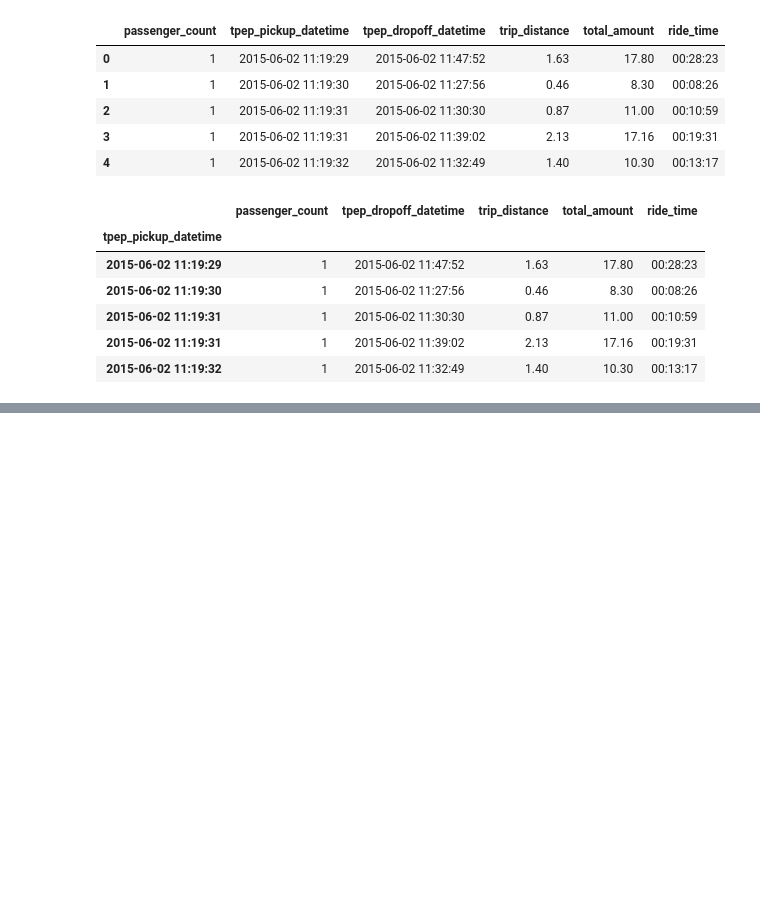
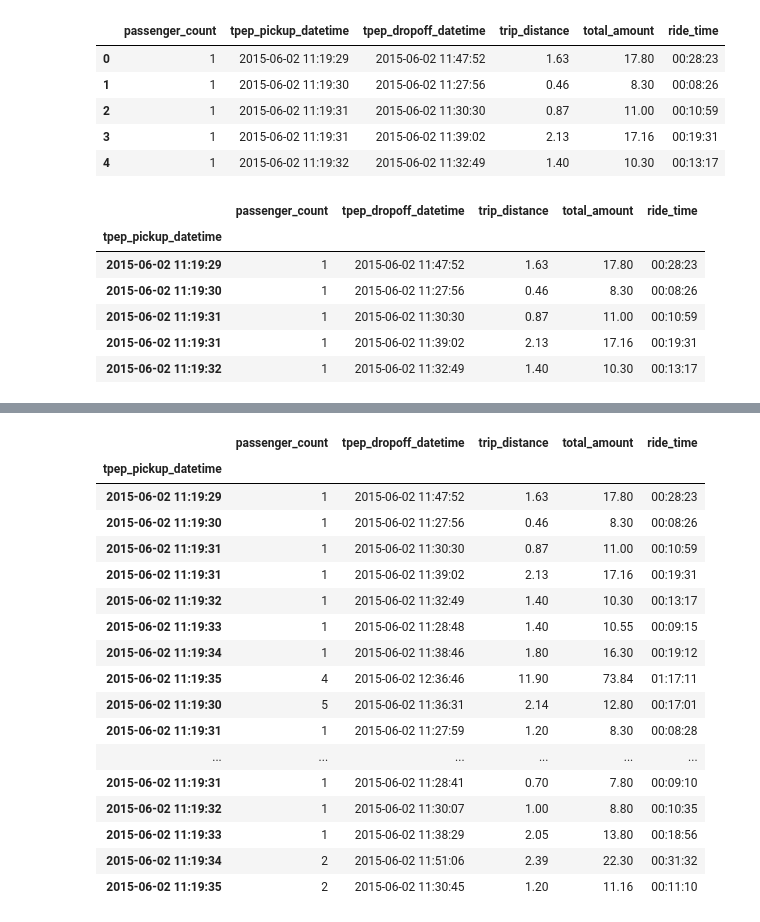
Before and after one commit to reuven/dfw-pandas, a Jupyter notebook: Pandas + time.ipynb, the cells around one changed output, grey strips where cells are left out. Saved outputs shown, nothing was run; the diff lists cells and outputs as text; code cells hidden in the pictures; blank space fills up the shorter version.

```diff
--- a/Pandas + time.ipynb
+++ b/Pandas + time.ipynb
@@ -331,0 +340,21 @@ df.head()
+# %%
+df.loc['2015-06-02 11:19:29':'2015-06-02 11:19:35']
+# %% [output]
+|  | passenger_count | tpep_dropoff_datetime | trip_distance | total_amount | ride_time |
+| tpep_pickup_datetime |  |  |  |  |  |
+| 2015-06-02 11:19:29 | 1 | 2015-06-02 11:47:52 | 1.63 | 17.80 | 00:28:23 |
+| 2015-06-02 11:19:30 | 1 | 2015-06-02 11:27:56 | 0.46 | 8.30 | 00:08:26 |
+| 2015-06-02 11:19:31 | 1 | 2015-06-02 11:30:30 | 0.87 | 11.00 | 00:10:59 |
+| 2015-06-02 11:19:31 | 1 | 2015-06-02 11:39:02 | 2.13 | 17.16 | 00:19:31 |
+| 2015-06-02 11:19:32 | 1 | 2015-06-02 11:32:49 | 1.40 | 10.30 | 00:13:17 |
+| 2015-06-02 11:19:33 | 1 | 2015-06-02 11:28:48 | 1.40 | 10.55 | 00:09:15 |
+| 2015-06-02 11:19:34 | 1 | 2015-06-02 11:38:46 | 1.80 | 16.30 | 00:19:12 |
+| 2015-06-02 11:19:35 | 4 | 2015-06-02 12:36:46 | 11.90 | 73.84 | 01:17:11 |
+| 2015-06-02 11:19:30 | 5 | 2015-06-02 11:36:31 | 2.14 | 12.80 | 00:17:01 |
+| 2015-06-02 11:19:31 | 1 | 2015-06-02 11:27:59 | 1.20 | 8.30 | 00:08:28 |
+| ... | ... | ... | ... | ... | ... |
+| 2015-06-02 11:19:31 | 1 | 2015-06-02 11:28:41 | 0.70 | 7.80 | 00:09:10 |
+| 2015-06-02 11:19:32 | 1 | 2015-06-02 11:30:07 | 1.00 | 8.80 | 00:10:35 |
+| 2015-06-02 11:19:33 | 1 | 2015-06-02 11:38:29 | 2.05 | 13.80 | 00:18:56 |
+| 2015-06-02 11:19:34 | 2 | 2015-06-02 11:51:06 | 2.39 | 22.30 | 00:31:32 |
+| 2015-06-02 11:19:35 | 2 | 2015-06-02 11:30:45 | 1.20 | 11.16 | 00:11:10 |
```
Also changed, not shown: parts of 2 cells of this notebook.
